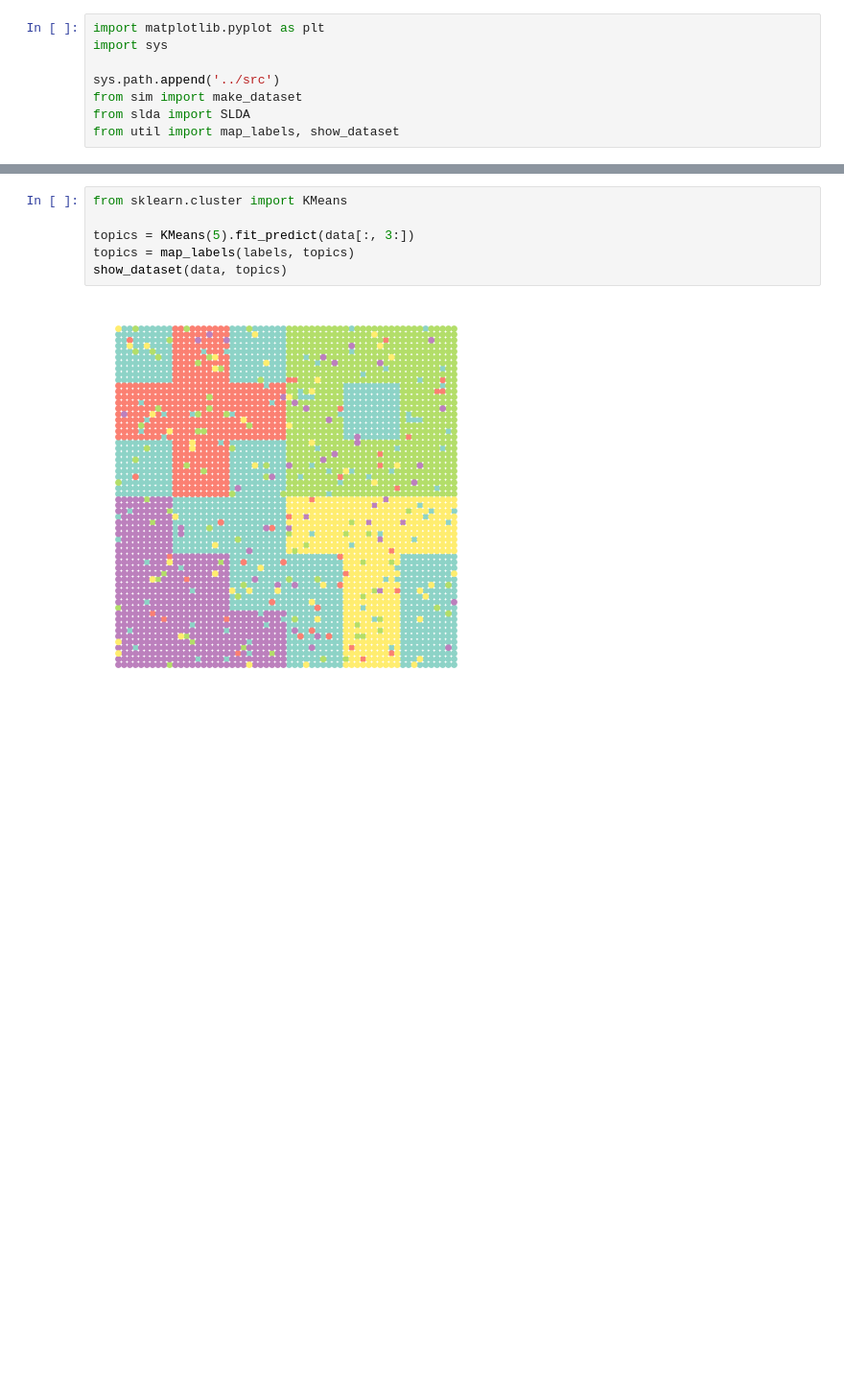
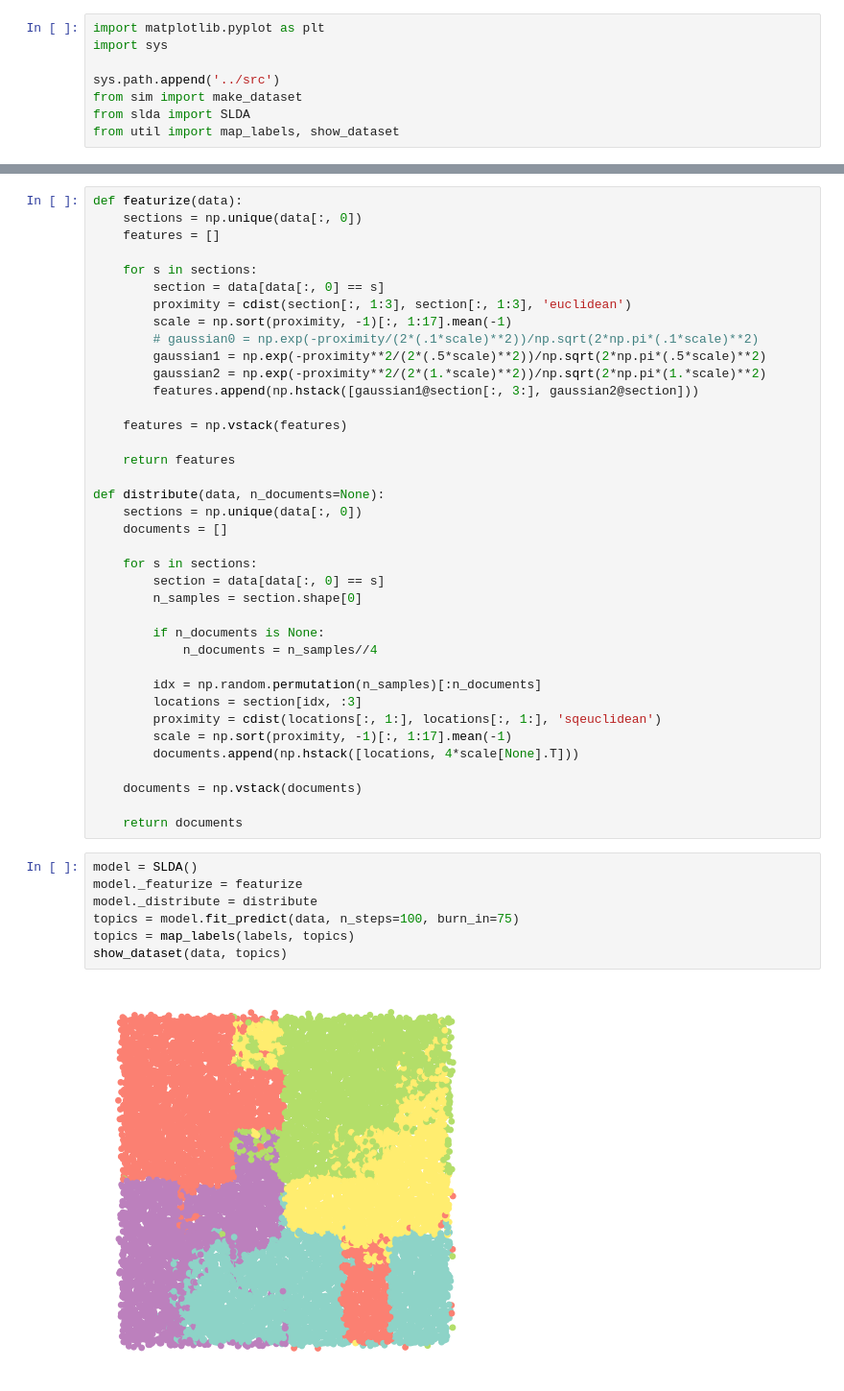
Before and after one commit to craigfouts/asterism, a Jupyter notebook: notebooks/demo.ipynb, the cells around one changed output, grey strips where cells are left out. Shown at 96% size. Cells and saved outputs as stored; diff of their text form; blank space fills up the shorter version.

Commit message:
Added content specification to model corpus and input data

```diff
--- a/notebooks/demo.ipynb
+++ b/notebooks/demo.ipynb
@@ -14,8 +123,47 @@ show_dataset(data, labels)
+# %%
+def featurize(data):
+    sections = np.unique(data[:, 0])
+    features = []
+
+    for s in sections:
+        section = data[data[:, 0] == s]
+        proximity = cdist(section[:, 1:3], section[:, 1:3], 'euclidean')
+        scale = np.sort(proximity, -1)[:, 1:17].mean(-1)
+        # gaussian0 = np.exp(-proximity/(2*(.1*scale)**2))/np.sqrt(2*np.pi*(.1*scale)**2)
+        gaussian1 = np.exp(-proximity**2/(2*(.5*scale)**2))/np.sqrt(2*np.pi*(.5*scale)**2)
+        gaussian2 = np.exp(-proximity**2/(2*(1.*scale)**2))/np.sqrt(2*np.pi*(1.*scale)**2)
+        features.append(np.hstack([gaussian1@section[:, 3:], gaussian2@section]))
+
+    features = np.vstack(features)
+
+    return features
+
+def distribute(data, n_documents=None):
+    sections = np.unique(data[:, 0])
+    documents = []
+
+    for s in sections:
+        section = data[data[:, 0] == s]
+        n_samples = section.shape[0]
+
+        if n_documents is None:
+            n_documents = n_samples//4
+
+        idx = np.random.permutation(n_samples)[:n_documents]
+        locations = section[idx, :3]
+        proximity = cdist(locations[:, 1:], locations[:, 1:], 'sqeuclidean')
+        scale = np.sort(proximity, -1)[:, 1:17].mean(-1)
+        documents.append(np.hstack([locations, 4*scale[None].T]))
+
+    documents = np.vstack(documents)
+
+    return documents
 # %%
-from sklearn.cluster import KMeans
-
-topics = KMeans(5).fit_predict(data[:, 3:])
+model = SLDA()
+model._featurize = featurize
+model._distribute = distribute
+topics = model.fit_predict(data, n_steps=100, burn_in=75)
 topics = map_labels(labels, topics)
 show_dataset(data, topics)
 # %% [output]
-[figure, old version]
+[figure, new version]
```
Also changed, not shown: parts of 7 cells of this notebook, 1 other file.
